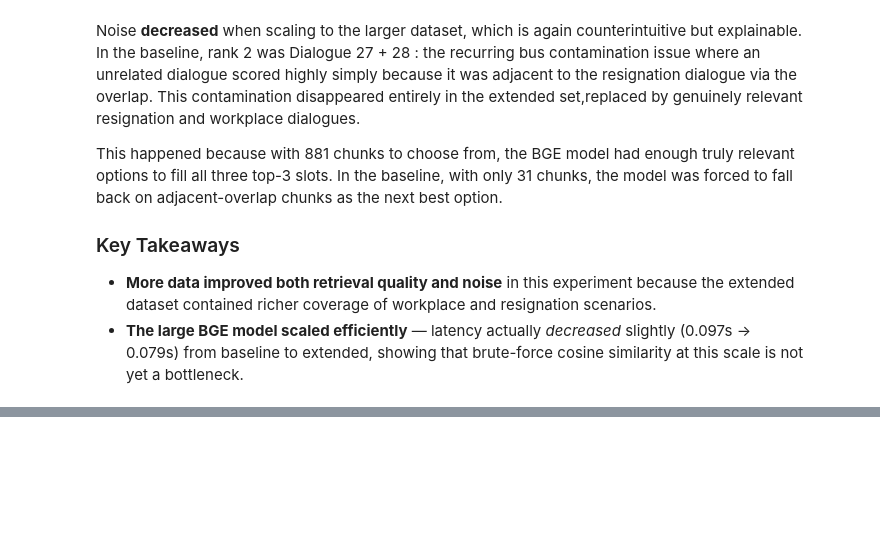
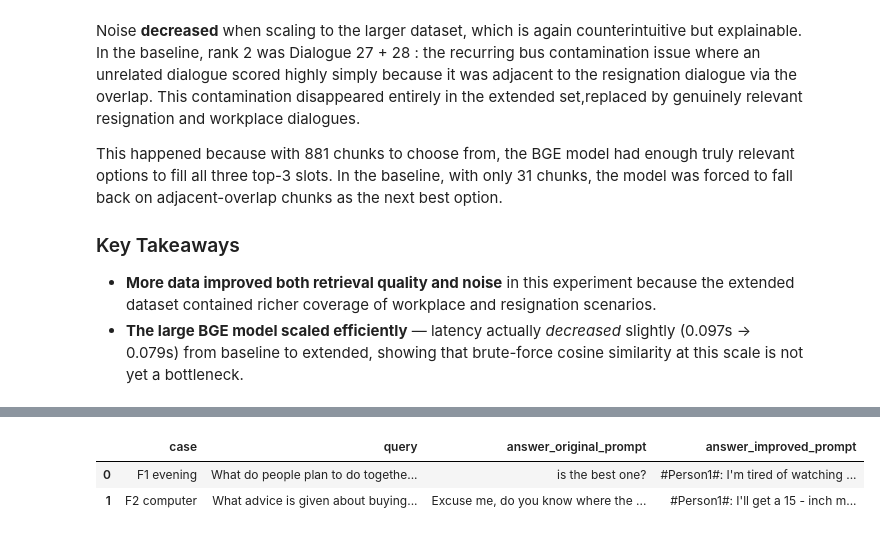
Before and after one commit to aaruvan/9_echolabs, a Jupyter notebook: rag-pipeline/rag_test.ipynb, the cells around one changed output, grey strips where cells are left out. Saved outputs shown, nothing was run; the diff lists cells and outputs as text; code cells hidden in the pictures; blank space fills up the shorter version.

Commit message:
Add files via upload
Part 3: Failure Analysis & Improvement

```diff
--- a/rag-pipeline/rag_test.ipynb
+++ b/rag-pipeline/rag_test.ipynb
@@ -839,6 +859,7 @@ def build_paragraphs_from_slice(dataset, start, end):
 
 # Baseline — original 32 paragraphs from Part 1
 baseline_paras = PARAGRAPHS
+small_paras    = baseline_paras[:10]
 large_paras = build_paragraphs_from_slice(df_full, 0, 1100)
 
 print("Baseline : " + str(len(baseline_paras)) + " paragraphs")
@@ -1004,0 +1054,87 @@ This happened because with 881 chunks to choose from, the BGE model had enough t
+# %%
+# Part 3: tweak the prompt only; retrieval stays the same
+
+def build_prompt_improved(query: str, retrieved_chunks: List[Dict]) -> str:
+    # Same Question: ... line as build_prompt; only instruction + context labels differ.
+    context_block = ''
+    for i, chunk in enumerate(retrieved_chunks):
+        section = chunk.get('section', f"Chunk {chunk['chunk_id']}")
+        sc = float(chunk.get('score', 0.0))
+        snippet = ' '.join(chunk['text'].split()[:250])
+        context_block += (
+            f"[Context {i+1} — {section}]  score={sc:.3f}\n"
+            f"{snippet}\n\n"
+        )
+
+    return (
+        "Answer the following question using only the provided context. "
+        "Be specific and concise. "
+        "Contexts are listed most relevant first; use the parts that fit the question.\n\n"
+        + context_block.strip()
+        + f"\n\nQuestion: {query}\nAnswer:"
+    )
+
+
+def compare_prompt_fix(
+    query: str,
+    strategy: str = 'hybrid_strategic',
+    model_size: str = 'large',
+    top_k: int = 3,
+):
+    retrieved = retrieve(query, strategy=strategy, model_size=model_size, top_k=top_k)
+    before = generate_answer(build_prompt(query, retrieved))
+    after = generate_answer(build_prompt_improved(query, retrieved))
+    return {
+        'query': query,
+        'strategy': strategy,
+        'model_size': model_size,
+        'retrieved': retrieved,
+        'answer_before': before,
+        'answer_after': after,
+    }
+
+
+q_evening = TEST_QUERIES[3]
+q_computer = TEST_QUERIES[2]
+
+cases = [
+    ("F1 evening", q_evening),
+    ("F2 computer", q_computer),
+]
+
+print("Part 3.3 — same query and retrieval; two prompt templates\n")
+
+rows = []
+for label, q in cases:
+    out = compare_prompt_fix(q, strategy='hybrid_strategic', model_size='large', top_k=3)
+    r1 = out['retrieved'][0]['text'][:140].replace("\n", " ")
+    rows.append({
+        "case": label,
+        "query": q,
+        "answer_original_prompt": out['answer_before'],
+        "answer_improved_prompt": out['answer_after'],
+    })
+    print("=" * 72)
+    print(label)
+    print("Query:", q)
+    print("Top retrieved chunk (preview):", r1 + "...")
+    print()
+    print("Original prompt answer:")
+    print(out['answer_before'])
+    print()
+    print("Improved prompt answer:")
+    print(out['answer_after'])
+    print()
+
+before_after = pd.DataFrame(rows)
+pd.set_option("display.max_colwidth", None)
+pd.set_option("display.max_rows", 20)
+print("=" * 72)
+print("Summary (same query text for both; only prompt template changed)")
+print("=" * 72)
+try:
+    from IPython.display import display
+    display(before_after[["case", "query", "answer_original_prompt", "answer_improved_prompt"]])
+except Exception:
+    print(before_after.to_string(index=False))
+# %% [output]
@@ -1004,0 +1158,3 @@ This happened because with 881 chunks to choose from, the BGE model had enough t
+|  | case | query | answer_original_prompt | answer_improved_prompt |
+| 0 | F1 evening | What do people plan to do togethe... | is the best one? | #Person1#: I'm tired of watching ... |
+| 1 | F2 computer | What advice is given about buying... | Excuse me, do you know where the ... | #Person1#: I'll get a 15 - inch m... |
```
Also changed, not shown: parts of 11 cells of this notebook.
